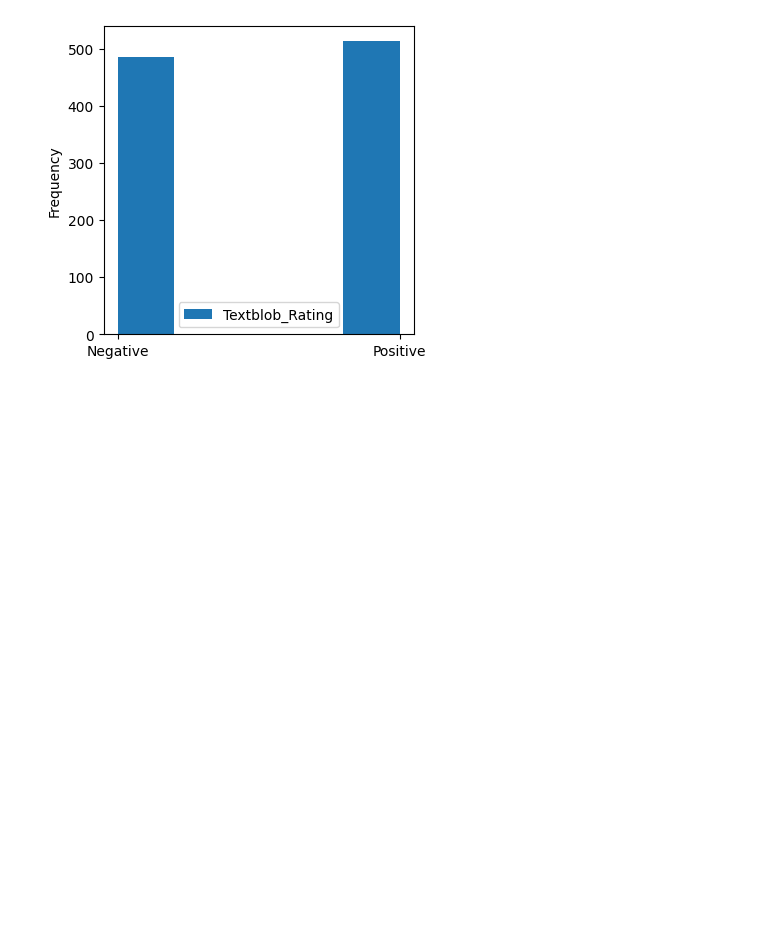
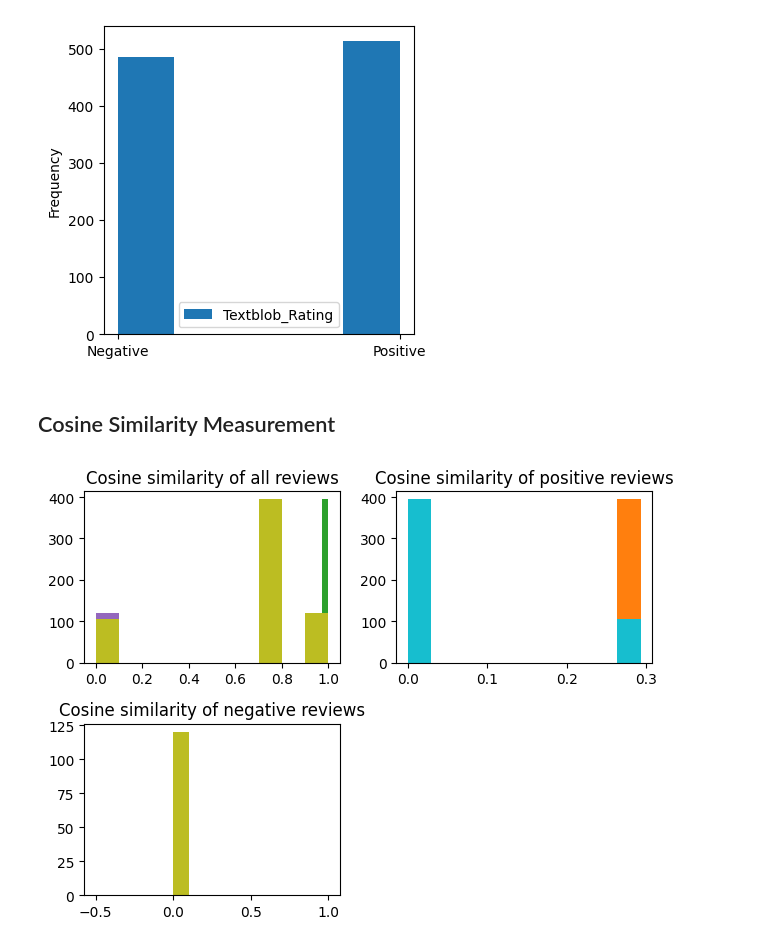
Before and after one commit to Kirollos-Hanna/NLP_Sentiment_Analysis_Project, a Jupyter notebook: RestaurantReviewSentimentAnalysis.ipynb, the cells around one changed output. Drawn from its saved outputs; the diff is of its cells as text; code cells hidden in the pictures; blank space fills up the shorter version.

Commit message:
Add preliminary version of cosine similarity

```diff
--- a/RestaurantReviewSentimentAnalysis.ipynb
+++ b/RestaurantReviewSentimentAnalysis.ipynb
@@ -89,3 +89,40 @@ plt.show()
 # %% [output]
 [figure]
 [figure]
+# %% [markdown]
+## Cosine Similarity Measurement
+# %%
+from scipy.spatial.distance import cdist
+import matplotlib.gridspec as gridspec
+
+positive_reviews = restaurant_reviews.where(restaurant_reviews["Liked"] == 1)
+positive_reviews = positive_reviews.dropna()
+
+negative_reviews = restaurant_reviews.where(restaurant_reviews["Liked"] == 0)
+negative_reviews = negative_reviews.dropna()
+
+# Create 2x2 sub plots
+gs = gridspec.GridSpec(2, 2)
+
+fig = plt.figure()
+ax1 = fig.add_subplot(gs[0, 0]) # row 0, col 0
+ax2 = fig.add_subplot(gs[0, 1]) # row 0, col 1
+ax3 = fig.add_subplot(gs[1, 0]) # row 1, span all columns
+
+resulting_similarity_all = 1 - cdist(restaurant_reviews[["Liked","Textblob_Rating"]], restaurant_reviews[["Liked","Textblob_Rating"]],'cosine')
+for sim in resulting_similarity_all:
+    ax1.hist(sim[np.isfinite(sim)])
+ax1.set_title('Cosine similarity of all reviews')
+
+resulting_similarity_positive = 1 - cdist(positive_reviews[["Liked","Textblob_Rating"]], positive_reviews[["Liked","Textblob_Rating"]],'cosine')
+for sim in resulting_similarity_positive:
+    ax2.hist(sim[np.isfinite(sim)])
+ax2.set_title('Cosine similarity of positive reviews')
+
+resulting_similarity_negative = 1 - cdist(negative_reviews[["Liked","Textblob_Rating"]], negative_reviews[["Liked","Textblob_Rating"]],'cosine')
+for sim in resulting_similarity_negative:
+    ax3.hist(sim[np.isfinite(sim)])
+ax3.set_title('Cosine similarity of negative reviews')
+fig.tight_layout()
+# %% [output]
+[figure, added]
```
Also changed, not shown: parts of 5 cells of this notebook.
